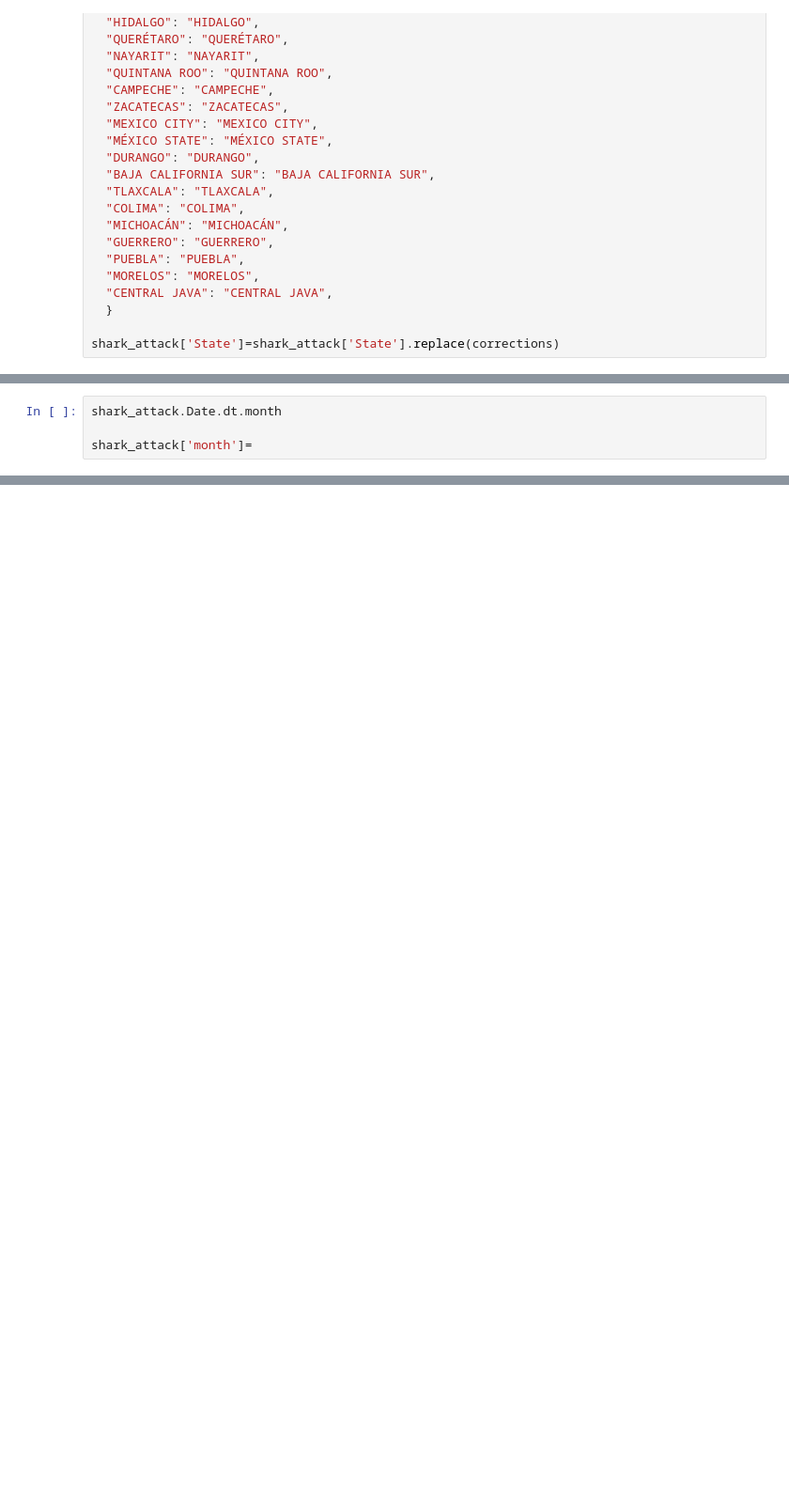
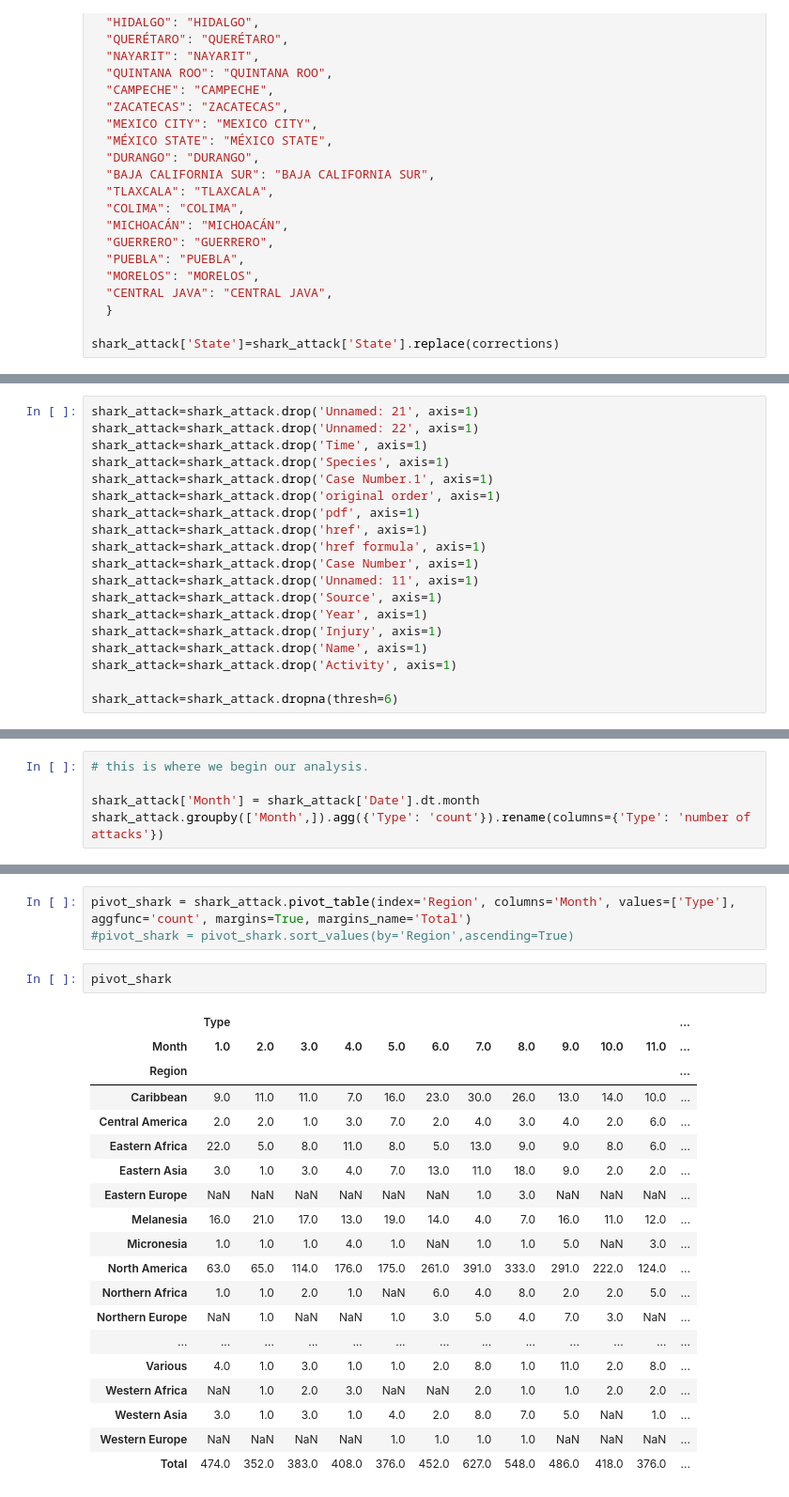
Before and after one commit to nessajimenez/Shark_Attacks, a Jupyter notebook: shark_attack_analysis.ipynb, the cells around one changed output, grey strips where cells are left out. Shown at 94% size. Saved outputs shown, nothing was run; the diff lists cells and outputs as text; blank space fills up the shorter version.

```diff
--- a/shark_attack_analysis.ipynb
+++ b/shark_attack_analysis.ipynb
@@ -385,0 +395,19 @@ pivot_attack
+# %%
+shark_attack=shark_attack.drop('Unnamed: 21', axis=1)
+shark_attack=shark_attack.drop('Unnamed: 22', axis=1)
+shark_attack=shark_attack.drop('Time', axis=1)
+shark_attack=shark_attack.drop('Species', axis=1)
+shark_attack=shark_attack.drop('Case Number.1', axis=1)
+shark_attack=shark_attack.drop('original order', axis=1)
+shark_attack=shark_attack.drop('pdf', axis=1)
+shark_attack=shark_attack.drop('href', axis=1)
+shark_attack=shark_attack.drop('href formula', axis=1)
+shark_attack=shark_attack.drop('Case Number', axis=1)
+shark_attack=shark_attack.drop('Unnamed: 11', axis=1)
+shark_attack=shark_attack.drop('Source', axis=1)
+shark_attack=shark_attack.drop('Year', axis=1)
+shark_attack=shark_attack.drop('Injury', axis=1)
+shark_attack=shark_attack.drop('Name', axis=1)
+shark_attack=shark_attack.drop('Activity', axis=1)
+
+shark_attack=shark_attack.dropna(thresh=6)
@@ -386,5 +609,6 @@ pivot_attack
 # %%
-shark_attack.Date.dt.month
+# this is where we begin our analysis.
 
-shark_attack['month']=
+shark_attack['Month'] = shark_attack['Date'].dt.month
+shark_attack.groupby(['Month',]).agg({'Type': 'count'}).rename(columns={'Type': 'number of attacks'})
 # %% [output]
@@ -391,0 +650,25 @@ SyntaxError: invalid syntax (1556395349.py, line 3)
+# %%
+pivot_shark = shark_attack.pivot_table(index='Region', columns='Month', values=['Type'], aggfunc='count', margins=True, margins_name='Total')
+#pivot_shark = pivot_shark.sort_values(by='Region',ascending=True)
+# %%
+pivot_shark
+# %% [output]
+|  | Type |  |  |  |  |  |  |  |  |  |  | ... |
+| Month | 1.0 | 2.0 | 3.0 | 4.0 | 5.0 | 6.0 | 7.0 | 8.0 | 9.0 | 10.0 | 11.0 | ... |
+| Region |  |  |  |  |  |  |  |  |  |  |  | ... |
+| Caribbean | 9.0 | 11.0 | 11.0 | 7.0 | 16.0 | 23.0 | 30.0 | 26.0 | 13.0 | 14.0 | 10.0 | ... |
+| Central America | 2.0 | 2.0 | 1.0 | 3.0 | 7.0 | 2.0 | 4.0 | 3.0 | 4.0 | 2.0 | 6.0 | ... |
+| Eastern Africa | 22.0 | 5.0 | 8.0 | 11.0 | 8.0 | 5.0 | 13.0 | 9.0 | 9.0 | 8.0 | 6.0 | ... |
+| Eastern Asia | 3.0 | 1.0 | 3.0 | 4.0 | 7.0 | 13.0 | 11.0 | 18.0 | 9.0 | 2.0 | 2.0 | ... |
+| Eastern Europe | NaN | NaN | NaN | NaN | NaN | NaN | 1.0 | 3.0 | NaN | NaN | NaN | ... |
+| Melanesia | 16.0 | 21.0 | 17.0 | 13.0 | 19.0 | 14.0 | 4.0 | 7.0 | 16.0 | 11.0 | 12.0 | ... |
+| Micronesia | 1.0 | 1.0 | 1.0 | 4.0 | 1.0 | NaN | 1.0 | 1.0 | 5.0 | NaN | 3.0 | ... |
+| North America | 63.0 | 65.0 | 114.0 | 176.0 | 175.0 | 261.0 | 391.0 | 333.0 | 291.0 | 222.0 | 124.0 | ... |
+| Northern Africa | 1.0 | 1.0 | 2.0 | 1.0 | NaN | 6.0 | 4.0 | 8.0 | 2.0 | 2.0 | 5.0 | ... |
+| Northern Europe | NaN | 1.0 | NaN | NaN | 1.0 | 3.0 | 5.0 | 4.0 | 7.0 | 3.0 | NaN | ... |
+| ... | ... | ... | ... | ... | ... | ... | ... | ... | ... | ... | ... | ... |
+| Various | 4.0 | 1.0 | 3.0 | 1.0 | 1.0 | 2.0 | 8.0 | 1.0 | 11.0 | 2.0 | 8.0 | ... |
+| Western Africa | NaN | 1.0 | 2.0 | 3.0 | NaN | NaN | 2.0 | 1.0 | 1.0 | 2.0 | 2.0 | ... |
+| Western Asia | 3.0 | 1.0 | 3.0 | 1.0 | 4.0 | 2.0 | 8.0 | 7.0 | 5.0 | NaN | 1.0 | ... |
+| Western Europe | NaN | NaN | NaN | NaN | 1.0 | 1.0 | 1.0 | 1.0 | NaN | NaN | NaN | ... |
+| Total | 474.0 | 352.0 | 383.0 | 408.0 | 376.0 | 452.0 | 627.0 | 548.0 | 486.0 | 418.0 | 376.0 | ... |
```
Also changed, not shown: parts of 32 cells of this notebook.
